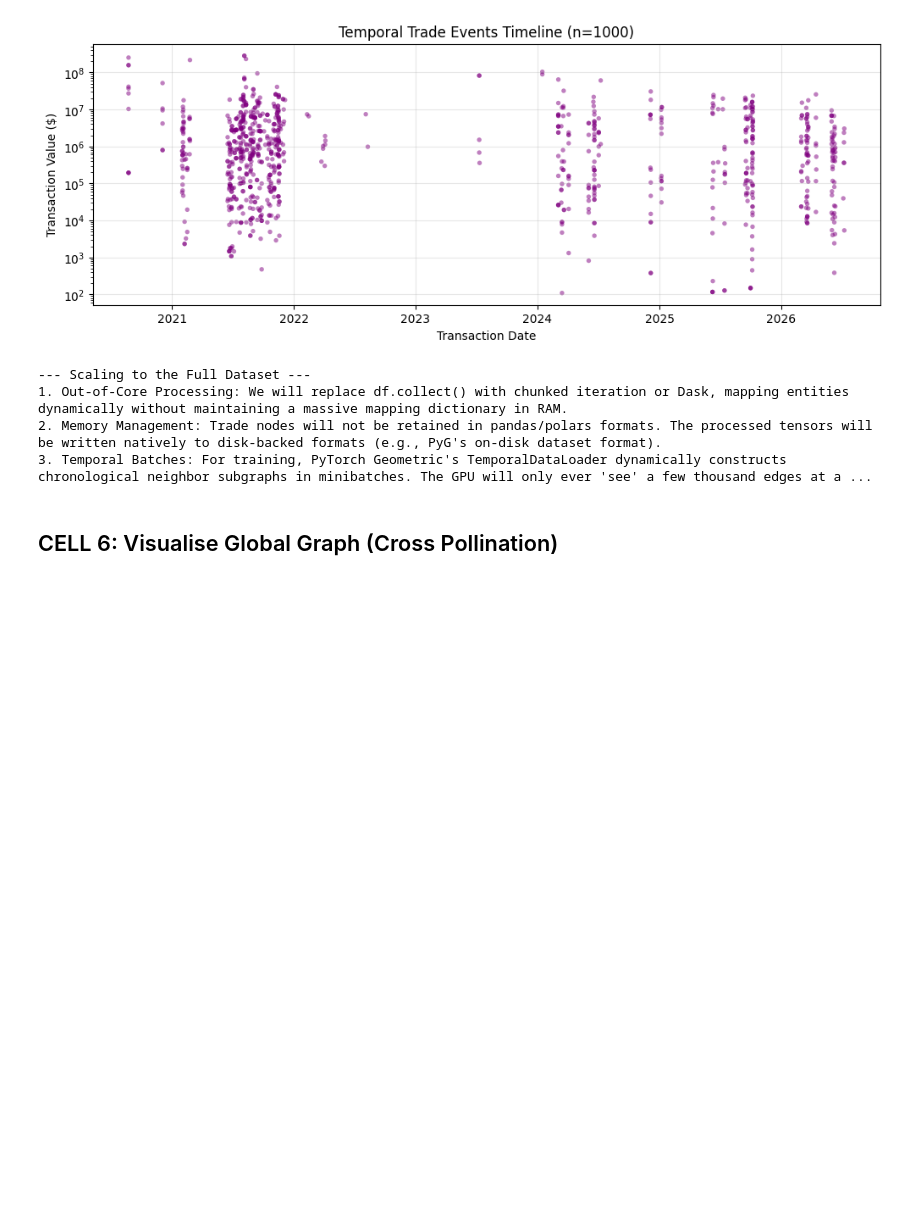
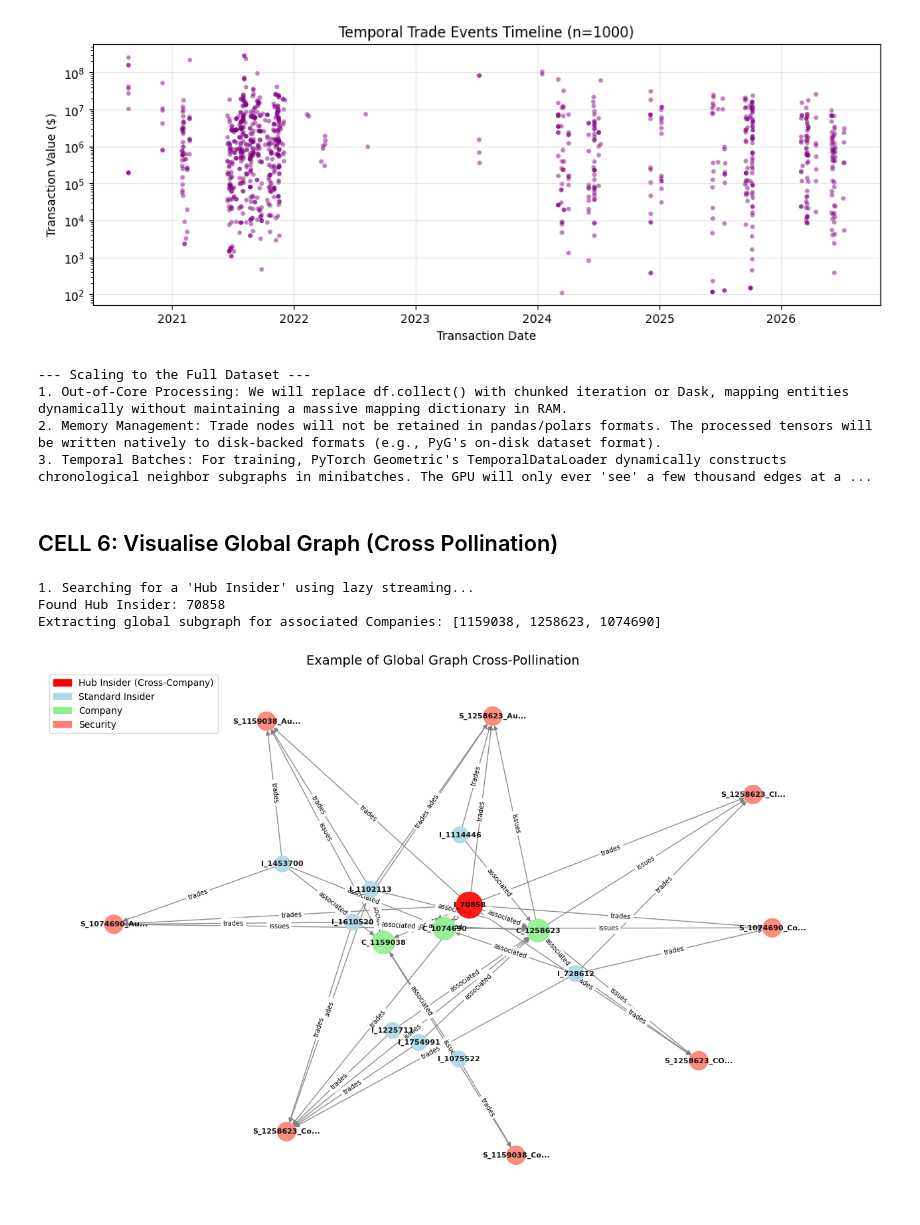
Before and after one commit to donuts420/layline_dataset_temp, a Jupyter notebook: graph_construction_3.ipynb, the cells around one changed output. Cells and saved outputs as stored; diff of their text form; code cells hidden in the pictures; blank space fills up the shorter version.

Commit message:
Ran a cell in Graph Construction 3

```diff
--- a/graph_construction_3.ipynb
+++ b/graph_construction_3.ipynb
@@ -290,41 +290,46 @@ print("3. Temporal Batches: For training, PyTorch Geometric's TemporalDataLoader
 import polars as pl
 import networkx as nx
 import matplotlib.pyplot as plt
+import matplotlib.patches as mpatches
 
 PARQUET_PATH = "./processed/ml_ready_transactions.parquet"
 
-print("1. Searching the dataset for a 'Hub Insider' (an insider associated with multiple companies)...")
+print("1. Searching for a 'Hub Insider' using lazy streaming...")
 
-# Find an insider connected to multiple companies
+# Find an insider connected to multiple companies using Polars streaming engine
 hub_insider_df = (
     pl.scan_parquet(PARQUET_PATH)
     .select(["rptOwnerCik", "issuerCik"])
     .drop_nulls()
     .unique()
     .group_by("rptOwnerCik")
-    .len()
-    .filter(pl.col("len") >= 3) # Find someone with at least 3 companies
-    .sort("len", descending=True)
+    .agg(pl.col("issuerCik").n_unique().alias("company_count"))
+    .filter(pl.col("company_count") >= 3)
+    .sort("company_count", descending=True)
     .limit(1)
-    .collect()
+    .collect(engine="streaming")
 )
+
+if hub_insider_df.height == 0:
+    raise ValueError("No insider found connected to >= 3 companies.")
 
 HUB_INSIDER = hub_insider_df["rptOwnerCik"][0]
 
-# Get up to 3 companies this specific insider is associated with
+# Retrieve up to 3 target companies associated with the Hub Insider
 target_companies = (
     pl.scan_parquet(PARQUET_PATH)
     .filter(pl.col("rptOwnerCik") == HUB_INSIDER)
     .select("issuerCik")
+    .drop_nulls()
     .unique()
     .limit(3)
-    .collect()
+    .collect(engine="streaming")
 )["issuerCik"].to_list()
 
 print(f"Found Hub Insider: {HUB_INSIDER}")
-print(f"Extracting global subgraph for their associated Companies: {target_companies}")
+print(f"Extracting global subgraph for associated Companies: {target_companies}")
 
-# 2. Extract the subgraph for these specific companies
+# 2. Extract the subgraph for target companies using streaming execution
 df_subgraph = (
     pl.scan_parquet(PARQUET_PATH)
     .filter(pl.col("issuerCik").is_in(target_companies))
@@ -333,7 +338,7 @@ df_subgraph = (
     .with_columns(
         (pl.col("issuerCik").cast(pl.Utf8) + "_" + pl.col("securityTitle")).alias("composite_security_id")
     )
-    .collect()
+    .collect(engine="streaming")
 )
 
 # 3. Build the NetworkX Graph
@@ -345,9 +350,9 @@ for row in df_assoc.iter_rows(named=True):
     insider = f"I_{row['rptOwnerCik']}"
     company = f"C_{row['issuerCik']}"
 
-    # Highlight the Hub Insider in Red, others in lightblue
-    node_color = 'red' if row['rptOwnerCik'] == HUB_INSIDER else 'lightblue'
-    node_size = 800 if row['rptOwnerCik'] == HUB_INSIDER else 300
+    is_hub = row['rptOwnerCik'] == HUB_INSIDER
+    node_color = 'red' if is_hub else 'lightblue'
+    node_size = 800 if is_hub else 300
 
     G_global.add_node(insider, type='Insider', color=node_color, size=node_size)
     G_global.add_node(company, type='Company', color='lightgreen', size=600)
@@ -357,53 +362,59 @@ for row in df_assoc.iter_rows(named=True):
 df_issues = df_subgraph.select(["issuerCik", "composite_security_id"]).unique()
 for row in df_issues.iter_rows(named=True):
     company = f"C_{row['issuerCik']}"
-    security = f"S_{row['composite_security_id'][:10]}..." # Truncate long names for visual
+    security = f"S_{row['composite_security_id'][:10]}..."
     G_global.add_node(security, type='Security', color='salmon', size=400)
     G_global.add_edge(company, security, label='issues')
 
-# Add Edges: Insider -> Security (Aggregate trades to keep it clean)
+# Add Edges: Insider -> Security (Aggregated trades)
 df_trades = df_subgraph.group_by(["rptOwnerCik", "composite_security_id"]).len()
 for row in df_trades.iter_rows(named=True):
     insider = f"I_{row['rptOwnerCik']}"
     security = f"S_{row['composite_security_id'][:10]}..."
     if G_global.has_node(insider) and G_global.has_node(security):
         G_global.add_edge(insider, security, label='trades')
 
-# 4. Filter the graph to keep it readable (remove isolated nodes/edges if too massive)
-# We prioritize keeping the Hub Insider and its immediate neighbors
-neighbors = list(nx.all_neighbors(G_global, f"I_{HUB_INSIDER}"))
-neighbors.append(f"I_{HUB_INSIDER}")
-subgraph_nodes = set(neighbors)
+# 4. Filter the graph around the Hub Insider neighborhood
+hub_node = f"I_{HUB_INSIDER}"
+if hub_node in G_global:
+    neighbors = set(nx.all_neighbors(G_global, hub_node))
+    neighbors.add(hub_node)
 
-# Add securities belonging to those neighbor companies
-for node in neighbors:
-    if G_global.nodes[node].get('type') == 'Company':
-        subgraph_nodes.update(list(nx.all_neighbors(G_global, node)))
+    subgraph_nodes = set(neighbors)
+    for node in neighbors:
+        if G_global.nodes[node].get('type') == 'Company':
+            subgraph_nodes.update(nx.all_neighbors(G_global, node))
 
-G_clean = G_global.subgraph(subgraph_nodes)
+    G_clean = G_global.subgraph(subgraph_nodes)
+else:
+    G_clean = G_global
 
 # 5. Plot the Global Subgraph Example
 plt.figure(figsize=(12, 8))
 pos = nx.spring_layout(G_clean, k=0.5, seed=42)
 
 colors = [nx.get_node_attributes(G_clean, 'color').get(n, 'gray') for n in G_clean.nodes()]
 sizes = [nx.get_node_attributes(G_clean, 'size').get(n, 300) for n in G_clean.nodes()]
 
 nx.draw(G_clean, pos, with_labels=True, node_color=colors, node_size=sizes, font_size=8, font_weight='bold', edge_color='gray', alpha=0.9)
 
-# Draw edge labels (associated, issues, trades)
+# Draw edge labels
 edge_labels = nx.get_edge_attributes(G_clean, 'label')
 nx.draw_networkx_edge_labels(G_clean, pos, edge_labels=edge_labels, font_size=7)
 
-# Create a custom legend
-import matplotlib.patches as mpatches
+# Custom legend
 legend_handles = [
     mpatches.Patch(color='red', label='Hub Insider (Cross-Company)'),
     mpatches.Patch(color='lightblue', label='Standard Insider'),
     mpatches.Patch(color='lightgreen', label='Company'),
     mpatches.Patch(color='salmon', label='Security')
 ]
 plt.legend(handles=legend_handles, loc='upper left')
 
 plt.title("Example of Global Graph Cross-Pollination", fontsize=14)
 plt.show()
+# %% [output]
+1. Searching for a 'Hub Insider' using lazy streaming...
+Found Hub Insider: 70858
+Extracting global subgraph for associated Companies: [1159038, 1258623, 1074690]
+[figure, added]
```
Also changed, not shown: 1 other file.
